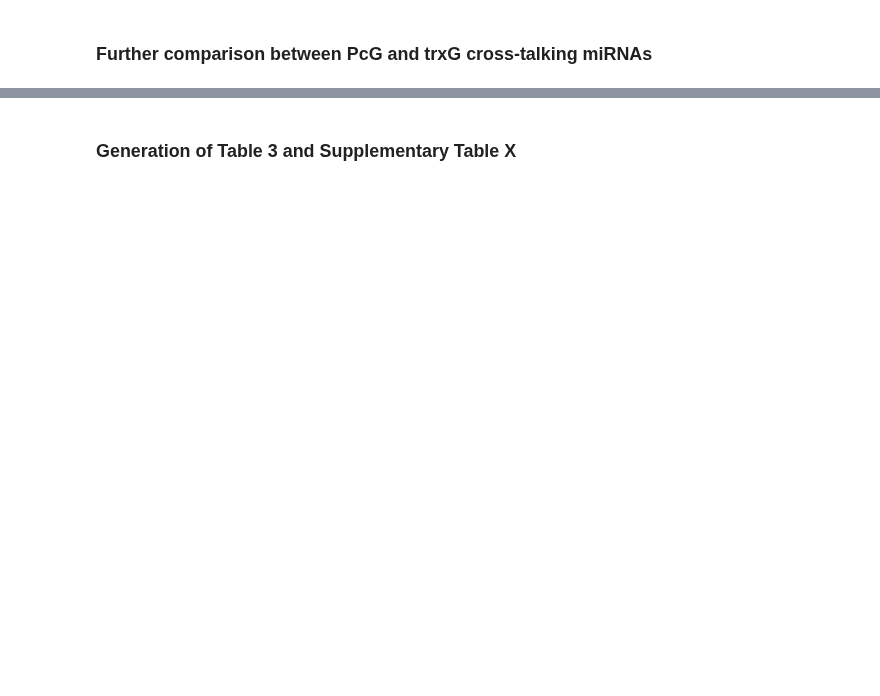
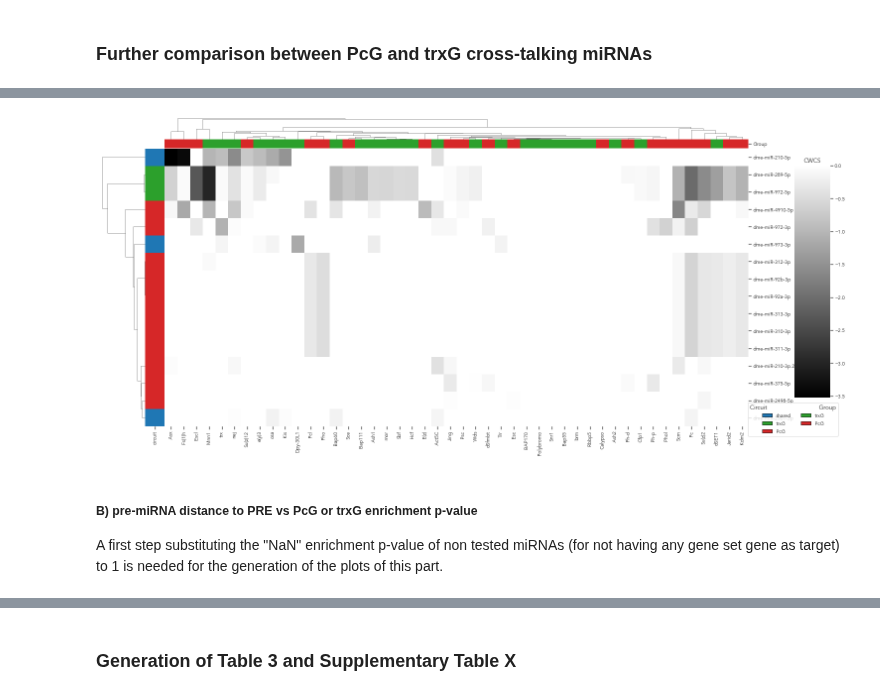
Before and after one commit to j-solor/Drosophila-miRNA-PcG-circuits, a Jupyter notebook: Analysis/Analysis.ipynb, the cells around one changed output, grey strips where cells are left out. Cells and saved outputs as stored; diff of their text form; code cells hidden in the pictures; blank space fills up the shorter version.

Commit message:
fig3A code cleanup

```diff
--- a/Analysis/Analysis.ipynb
+++ b/Analysis/Analysis.ipynb
@@ -910,0 +918,75 @@ display(circuits_trxG)
+# %%
+mpl.rcParams['font.family'] = 'Avenir'
+
+# get circuit miRNAs
+PcG_miRNAs = integrated_PcG[(integrated_PcG.hyper_pval <=0.01)&(integrated_PcG.distance <=5000)].index.to_frame()
+trxG_miRNAs = integrated_trxG[(integrated_trxG.hyper_pval <=0.01)&(integrated_trxG.distance <=5000)].index.to_frame()
+PcG_miRNAs["circuit"] = "PcG"
+trxG_miRNAs["circuit"] = "trxG"
+circuit_miRNAs = pd.concat([PcG_miRNAs, trxG_miRNAs])
+circuit_miRNAs.loc[circuit_miRNAs[0].duplicated(keep = False), "circuit"] = "shared"
+circuit_miRNAs.drop_duplicates(inplace=True)
+
+# get PcG/trxG mRNAS
+PcGtrxG = np.concatenate([gene_sets["PcG"], gene_sets["trxG"]])
+
+# get CWCS from circuit miRNAs in PcG/trxG mRNAs
+to_heatmap = CWCS_matrix.loc[PcGtrxG,circuit_miRNAs[0]]
+
+## Flybase ID to gene name & Group addition
+PcGtrxG_conversion = curated_pcgtrxg.loc[curated_pcgtrxg.ID.isin(PcGtrxG), ["Group","Name", "ID"]]
+PcGtrxG_conversion.drop_duplicates(inplace = True)
+flybaseIDtogenename = dict(zip(PcGtrxG_conversion.ID, PcGtrxG_conversion.Name))
+addGroup =  dict(zip(PcGtrxG_conversion.ID, PcGtrxG_conversion.Group))
+
+to_heatmap["gene_name"]= to_heatmap.index.map(flybaseIDtogenename)
+to_heatmap["Group"]= to_heatmap.index.map(addGroup)
+to_heatmap.set_index("gene_name", inplace = True)
+
+## Define row and column colors
+colorrow_Group = dict(zip(set(to_heatmap.Group), [trxG_color, PcG_color]))
+Grouprow_colors = to_heatmap.Group.map(colorrow_Group)
+
+colorcol_circuit = dict(zip(set(circuit_miRNAs.circuit), [shared_color, trxG_color, PcG_color]))
+circuitcol_colors = circuit_miRNAs.circuit.map(colorcol_circuit)
+
+## Clean heatmap and Transpose
+to_heatmap.drop(columns =["Group"], inplace = True)
+to_heatmap = to_heatmap.T
+
+
+# Clustermap
+mask = to_heatmap.isnull()
+clustermap = sns.clustermap(to_heatmap.fillna(0),
+                            cmap = generalcmp,
+                            figsize=(20, 10),
+                            row_colors = circuitcol_colors,
+                            col_colors = Grouprow_colors,
+                            row_cluster=True,
+                            col_cluster=True,
+                            dendrogram_ratio=(.07, .07),
+                            cbar_pos=(.98, .2, .05, .65),
+                            mask = mask)
+
+# Aesthetics
+## labs and titles
+ax = clustermap.ax_heatmap
+ax.set_ylabel("")
+ax.set_xlabel("")
+clustermap.cax.set_title("CWCS")
+
+## legend for row and col colors
+handles1 = [Rectangle((0,0),1,1,color = c, ec = "k") for c in [shared_color, trxG_color, PcG_color, trxG_color, PcG_color]]
+labels1 = ['shared', 'trxG', 'PcG', "trxG", "PcG"]
+plt.legend(handles1, labels1,
+           bbox_to_anchor =(0.8,-1.01,0.5,1),
+           ncol = 2, title = "Circuit                               Group")
+
+## export
+plt.savefig("plots/figure_CWCS_circuits.png", dpi = 200, transparent = True, bbox_inches='tight')
+plt.show()
+# %% [output]
+[figure, added]
+# %% [markdown]
+##### **B)** pre-miRNA distance to PRE vs PcG or trxG enrichment p-value
+A first step substituting the "NaN" enrichment p-value of non tested miRNAs (for not having any gene set gene as target) to 1 is needed for the generation of the plots of this part.
```
Also changed, not shown: parts of 9 cells of this notebook.
